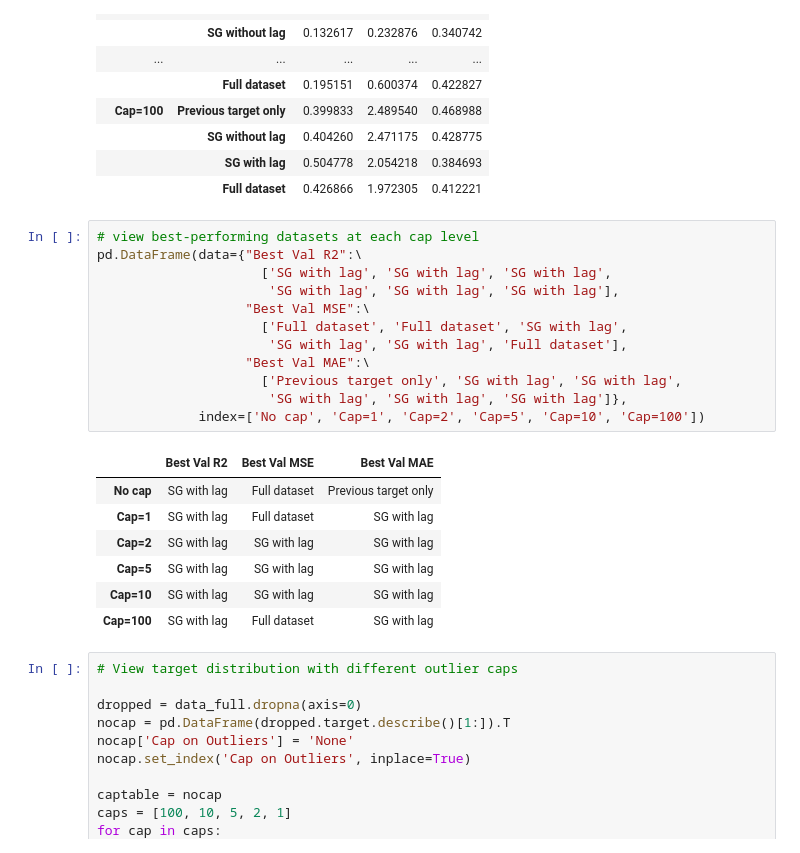
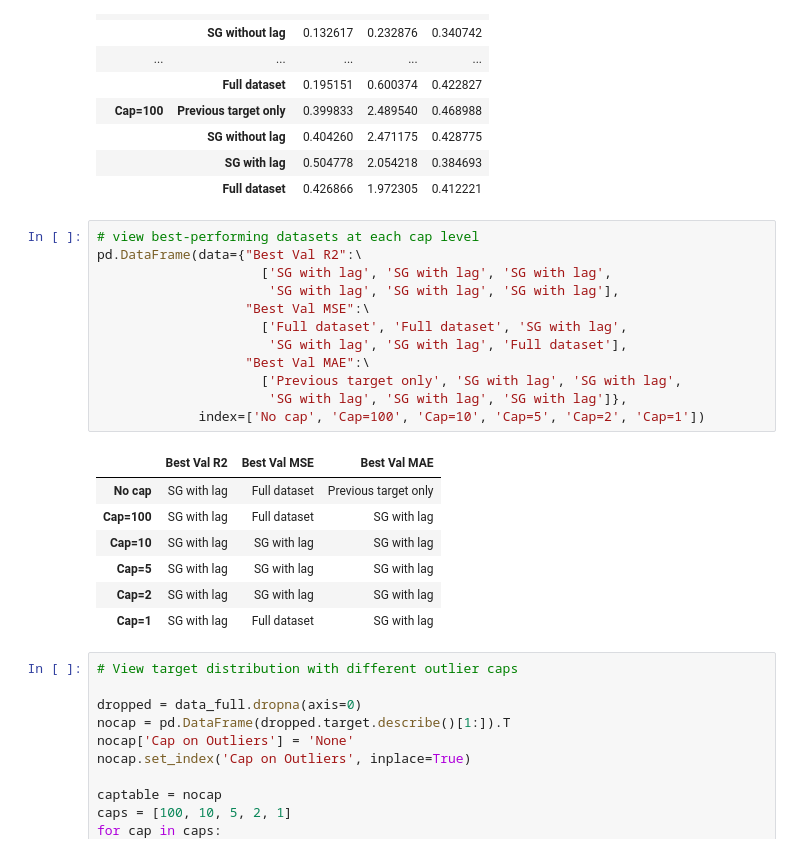
Before and after one commit to akrhea/covid-foot-traffic, a Jupyter notebook: baseline.ipynb, the cells around one changed output. Saved outputs shown, nothing was run; the diff lists cells and outputs as text.

```diff
--- a/baseline.ipynb
+++ b/baseline.ipynb
@@ -225,23 +225,23 @@ Validation Set Results:
 # %%
 # view best-performing datasets at each cap level
 pd.DataFrame(data={"Best Val R2":\
                      ['SG with lag', 'SG with lag', 'SG with lag',
                       'SG with lag', 'SG with lag', 'SG with lag'],
                    "Best Val MSE":\
                      ['Full dataset', 'Full dataset', 'SG with lag',
                       'SG with lag', 'SG with lag', 'Full dataset'],
                    "Best Val MAE":\
                      ['Previous target only', 'SG with lag', 'SG with lag',
                       'SG with lag', 'SG with lag', 'SG with lag']},
-             index=['No cap', 'Cap=1', 'Cap=2', 'Cap=5', 'Cap=10', 'Cap=100'])
+             index=['No cap', 'Cap=100', 'Cap=10', 'Cap=5', 'Cap=2', 'Cap=1'])
 # %% [output]
 |  | Best Val R2 | Best Val MSE | Best Val MAE |
 | No cap | SG with lag | Full dataset | Previous target only |
+| Cap=100 | SG with lag | Full dataset | SG with lag |
+| Cap=10 | SG with lag | SG with lag | SG with lag |
+| Cap=5 | SG with lag | SG with lag | SG with lag |
+| Cap=2 | SG with lag | SG with lag | SG with lag |
 | Cap=1 | SG with lag | Full dataset | SG with lag |
-| Cap=2 | SG with lag | SG with lag | SG with lag |
-| Cap=5 | SG with lag | SG with lag | SG with lag |
-| Cap=10 | SG with lag | SG with lag | SG with lag |
-| Cap=100 | SG with lag | Full dataset | SG with lag |
 # %%
 # View target distribution with different outlier caps
 
```
